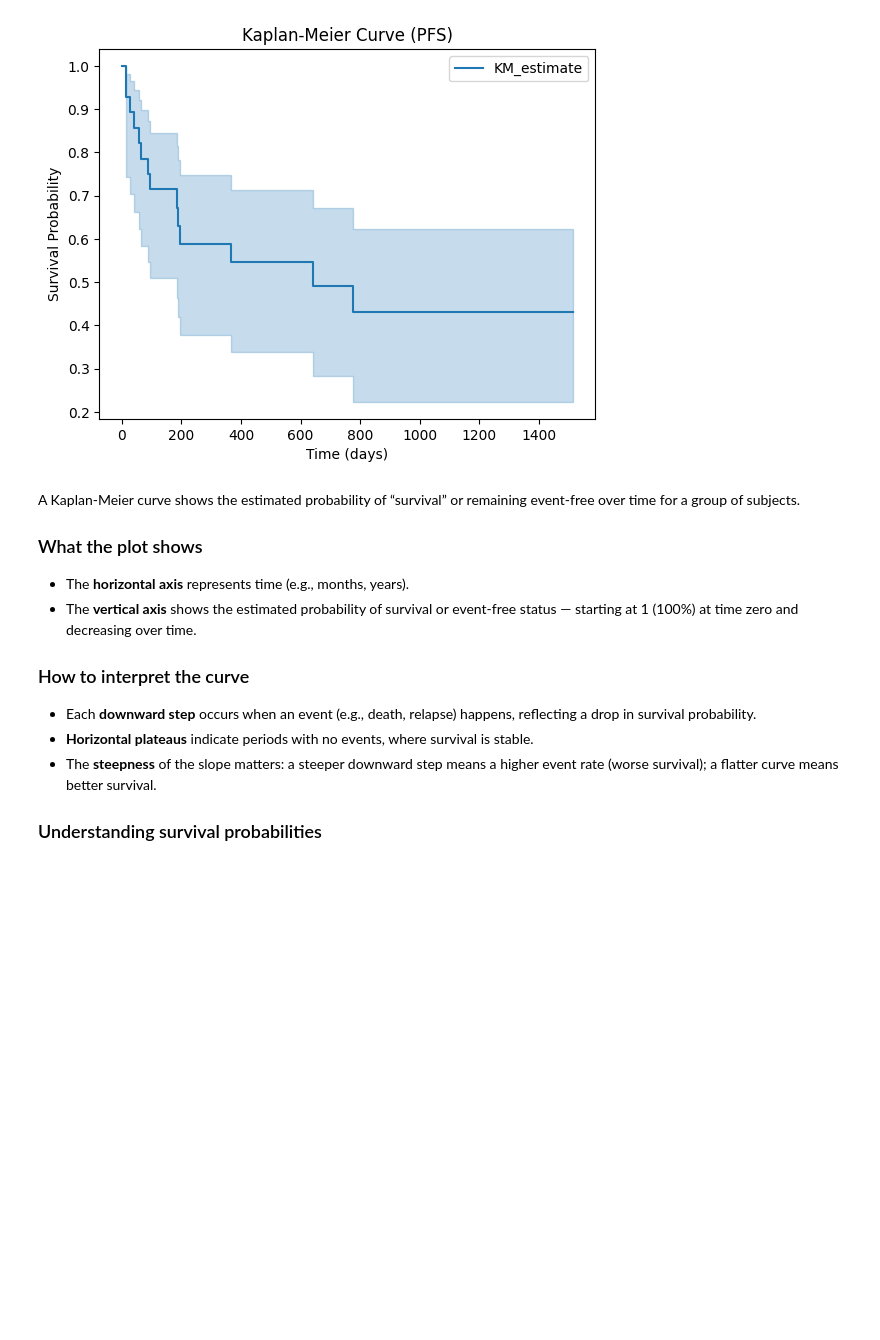
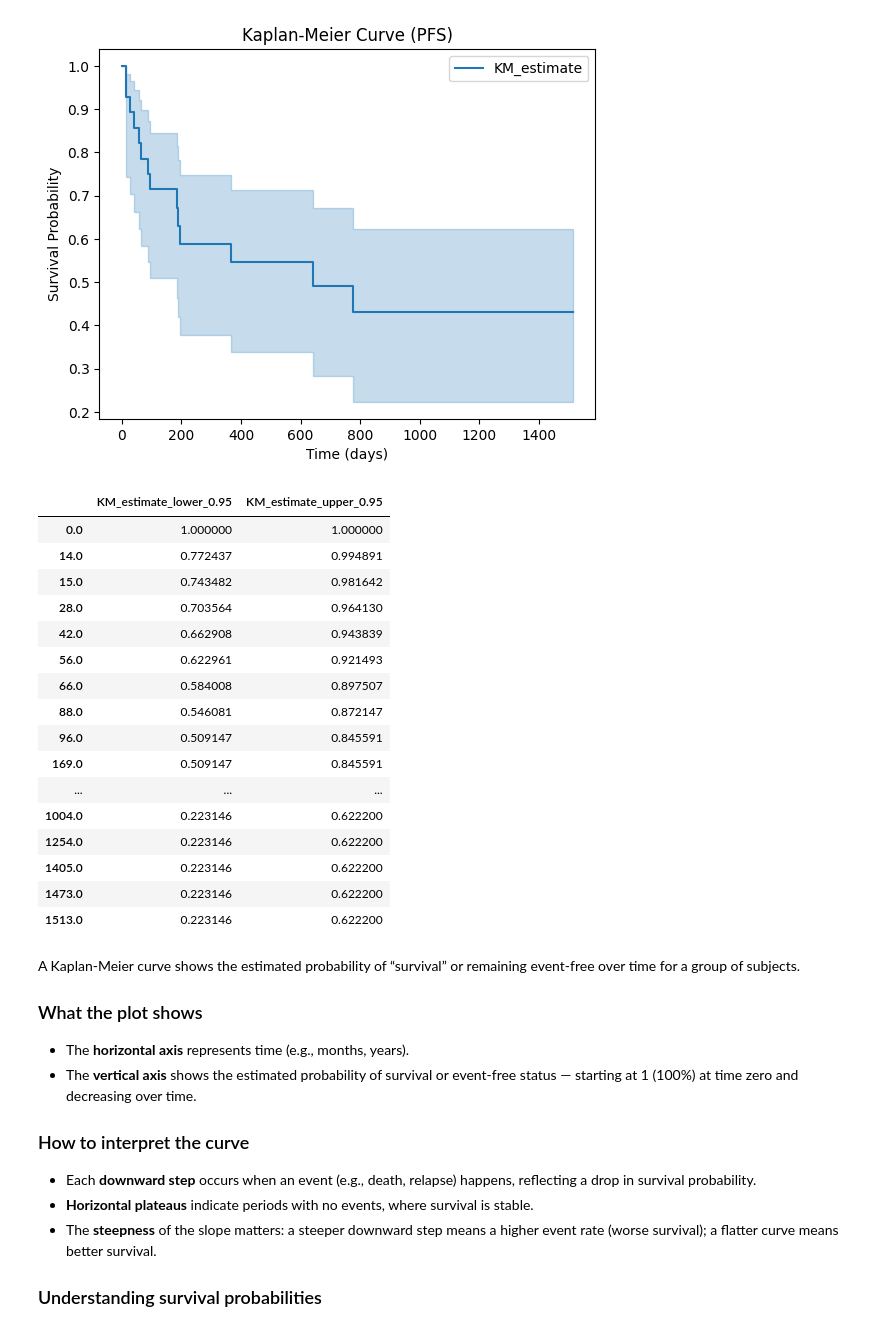
Before and after one commit to aliakhlaghiii/integromics, a Jupyter notebook: mahsa/cox_kaplan_analysis.ipynb, the cells around one changed output. Saved outputs shown, nothing was run; the diff lists cells and outputs as text; code cells hidden in the pictures; blank space fills up the shorter version.

```diff
--- a/mahsa/cox_kaplan_analysis.ipynb
+++ b/mahsa/cox_kaplan_analysis.ipynb
@@ -935,6 +957,27 @@ plt.title("Kaplan-Meier Curve (PFS)")
 plt.show()
 # %% [output]
 [figure]
+# %%
+kmpf = kmf.confidence_interval_
+kmpf
+# %% [output]
+|  | KM_estimate_lower_0.95 | KM_estimate_upper_0.95 |
+| 0.0 | 1.000000 | 1.000000 |
+| 14.0 | 0.772437 | 0.994891 |
+| 15.0 | 0.743482 | 0.981642 |
+| 28.0 | 0.703564 | 0.964130 |
+| 42.0 | 0.662908 | 0.943839 |
+| 56.0 | 0.622961 | 0.921493 |
+| 66.0 | 0.584008 | 0.897507 |
+| 88.0 | 0.546081 | 0.872147 |
+| 96.0 | 0.509147 | 0.845591 |
+| 169.0 | 0.509147 | 0.845591 |
+| ... | ... | ... |
+| 1004.0 | 0.223146 | 0.622200 |
+| 1254.0 | 0.223146 | 0.622200 |
+| 1405.0 | 0.223146 | 0.622200 |
+| 1473.0 | 0.223146 | 0.622200 |
+| 1513.0 | 0.223146 | 0.622200 |
 # %% [markdown]
 A Kaplan-Meier curve shows the estimated probability of “survival” or remaining event-free over time for a group of subjects.
 
```
Also changed, not shown: parts of 1 cell of this notebook.
